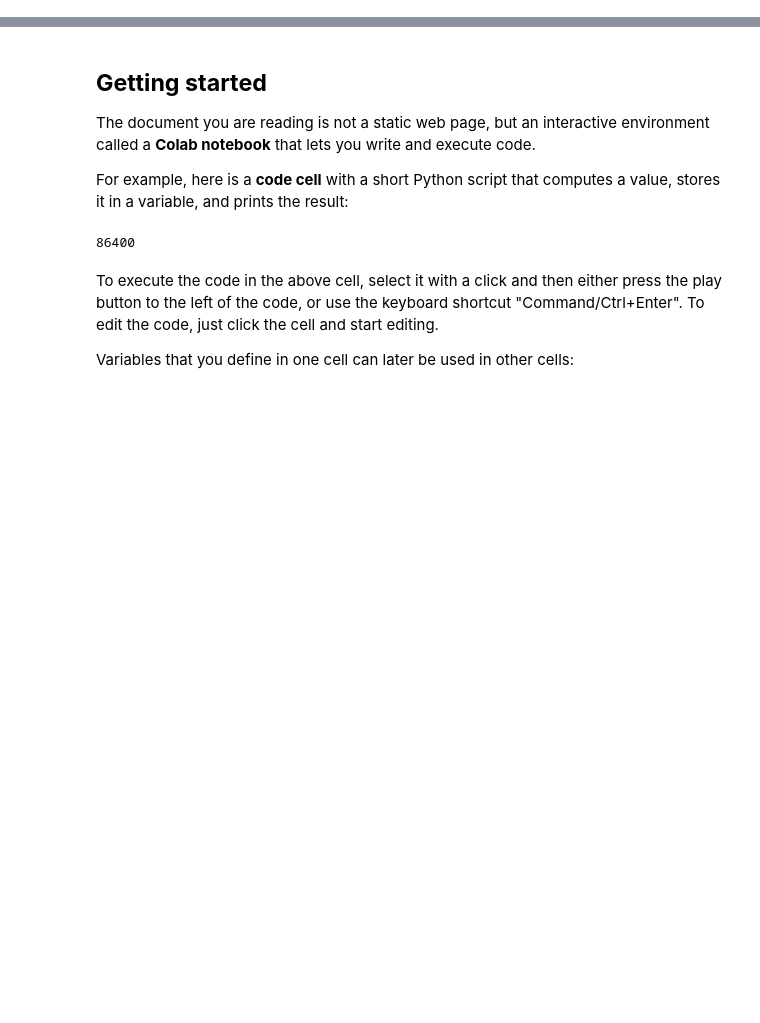
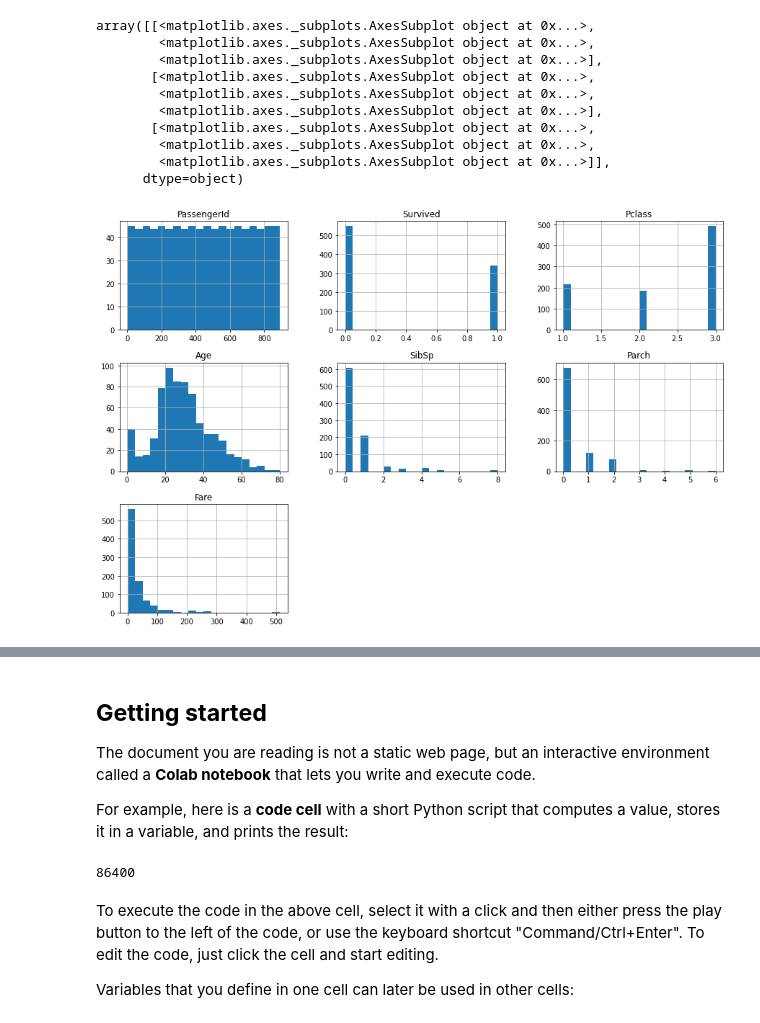
Before and after one commit to MarkeyArnault/Markey, a Jupyter notebook: Welcome_To_Colaboratory.ipynb, the cells around one changed output, grey strips where cells are left out. Saved outputs shown, nothing was run; the diff lists cells and outputs as text; code cells hidden in the pictures; blank space fills up the shorter version.

```diff
--- a/Welcome_To_Colaboratory.ipynb
+++ b/Welcome_To_Colaboratory.ipynb
@@ -166,3 +79,17 @@ fifth_powers()
+# %%
+df.hist(figsize=(15, 10), bins=20, xlabelsize=10, ylabelsize=10)
+# %% [output]
+array([[<matplotlib.axes._subplots.AxesSubplot object at 0x...>,
+        <matplotlib.axes._subplots.AxesSubplot object at 0x...>,
+        <matplotlib.axes._subplots.AxesSubplot object at 0x...>],
+       [<matplotlib.axes._subplots.AxesSubplot object at 0x...>,
+        <matplotlib.axes._subplots.AxesSubplot object at 0x...>,
+        <matplotlib.axes._subplots.AxesSubplot object at 0x...>],
+       [<matplotlib.axes._subplots.AxesSubplot object at 0x...>,
+        <matplotlib.axes._subplots.AxesSubplot object at 0x...>,
+        <matplotlib.axes._subplots.AxesSubplot object at 0x...>]],
+      dtype=object)
+[figure, added]
 # %% [markdown]
 <p><img alt="Colaboratory logo" height="45px" src="/img/colab_favicon.ico" align="left" hspace="10px" vspace="0px"></p>
 
```
Also changed, not shown: parts of 15 cells of this notebook.
